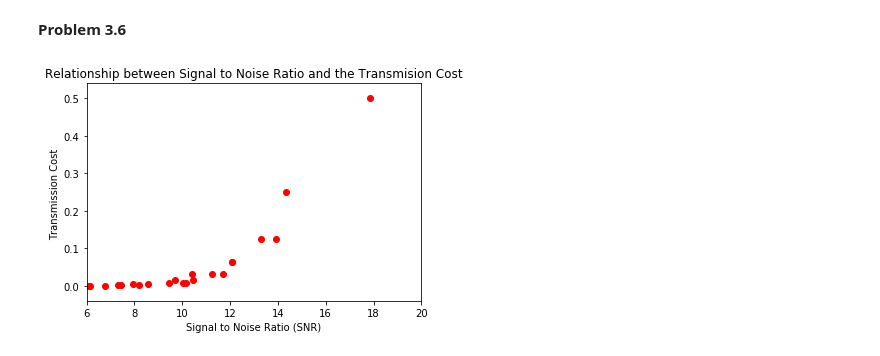
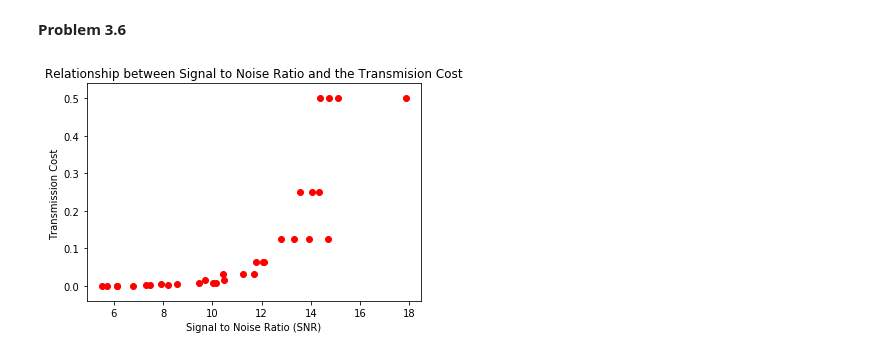
Before and after one commit to felipemontano10/Computer-Vision, a Jupyter notebook: hw3_felipe.ipynb, the cells around one changed output. Drawn from its saved outputs; the diff is of its cells as text; code cells hidden in the pictures.

```diff
--- a/hw3_felipe.ipynb
+++ b/hw3_felipe.ipynb
@@ -529,29 +529,26 @@ axes[1].set(title='Reconstructed Image')
 # %%
 snrvalues = []
 cost = []
 Img = imageio.imread('breakfast.png')
-Img = Img.astype("float")
-for log_k in list(range(1,int(np.log2(Img.shape[0]/2))+1,1)):
+Img = Img.astype(float)
+for log_k in list(range(1,int(np.log2(Img.shape[0]+1//2)))):
     full_pca = full_image_pca(Img, log_k)
-    for p in list([2**j for j in list(range(1,log_k+1))]):
+    p =2
+    while p < full_pca.sigmas.shape[0]:
         compressor, decompressor = transformations(full_pca, p)
         compression = compressor(Img)
-        decompression = decompressor(compression).astype("float")
-        snr = 20*np.log10(np.linalg.norm(Img, "fro")/np.linalg.norm(Img-decompression, "fro"))
+        decompression = decompressor(compression)
+        decompression = decompression.astype(float)
+        snr = 20*(np.log10(np.linalg.norm(Img, "fro")/np.linalg.norm(Img-decompression, "fro")))
         snrvalues.append(snr)
-        n = Img.shape[0]
-        k = 2**log_k
-        rows = (n*n)/(k**2)
-        total = rows*p
-        cost_ind = total/(n**2)
+        cost_ind = (compression.shape[0]*compression.shape[1]/Img.shape[0]**2)
         cost.append(cost_ind)
-
+        p *=2
 
 plt.scatter(snrvalues, cost, color="red")
 plt.title('Relationship between Signal to Noise Ratio and the Transmision Cost')
 plt.xlabel("Signal to Noise Ratio (SNR)")
 plt.ylabel("Transmission Cost ")
-plt.xlim([6,20])
 plt.show()
 # %% [output]
-[figure, old version]
+[figure, new version]
```
